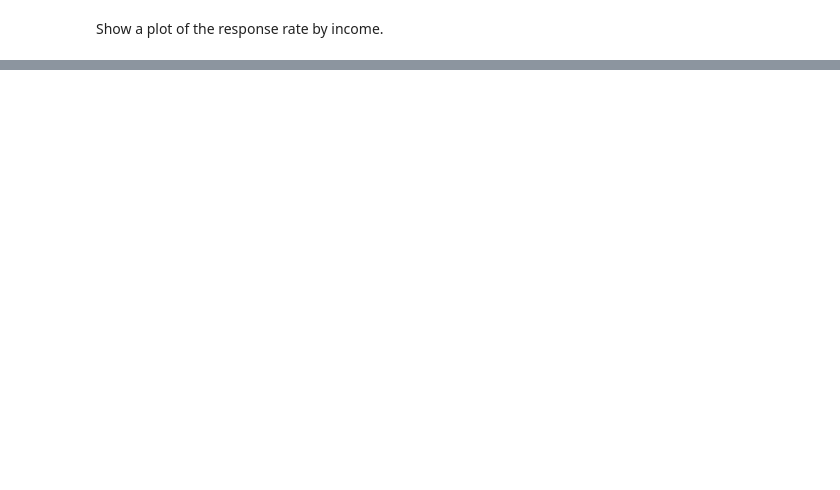
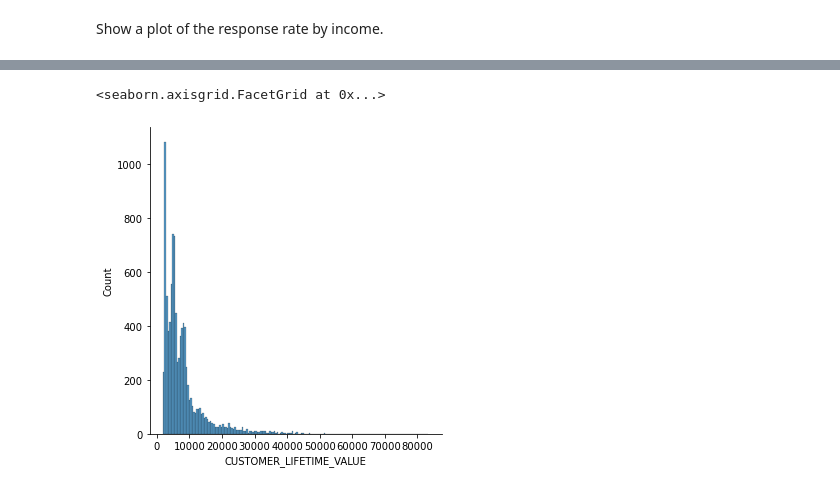
Before and after one commit to cargide/Customer-Analysis-Round, a Jupyter notebook: Customer Analysis Round 2.ipynb, the cells around one changed output, grey strips where cells are left out. Saved outputs shown, nothing was run; the diff lists cells and outputs as text; code cells hidden in the pictures; blank space fills up the shorter version.

```diff
--- a/Customer Analysis Round 2.ipynb
+++ b/Customer Analysis Round 2.ipynb
@@ -418,0 +475,3 @@ plt.show()
+# %%
+numerical = clean_data._get_numeric_data()
+numerical.dtypes
@@ -418,0 +514,5 @@ plt.show()
+# %%
+sns.displot(numerical['CUSTOMER_LIFETIME_VALUE'])
+# %% [output]
+<seaborn.axisgrid.FacetGrid at 0x...>
+[figure, added]
```
Also changed, not shown: parts of 35 cells of this notebook.
